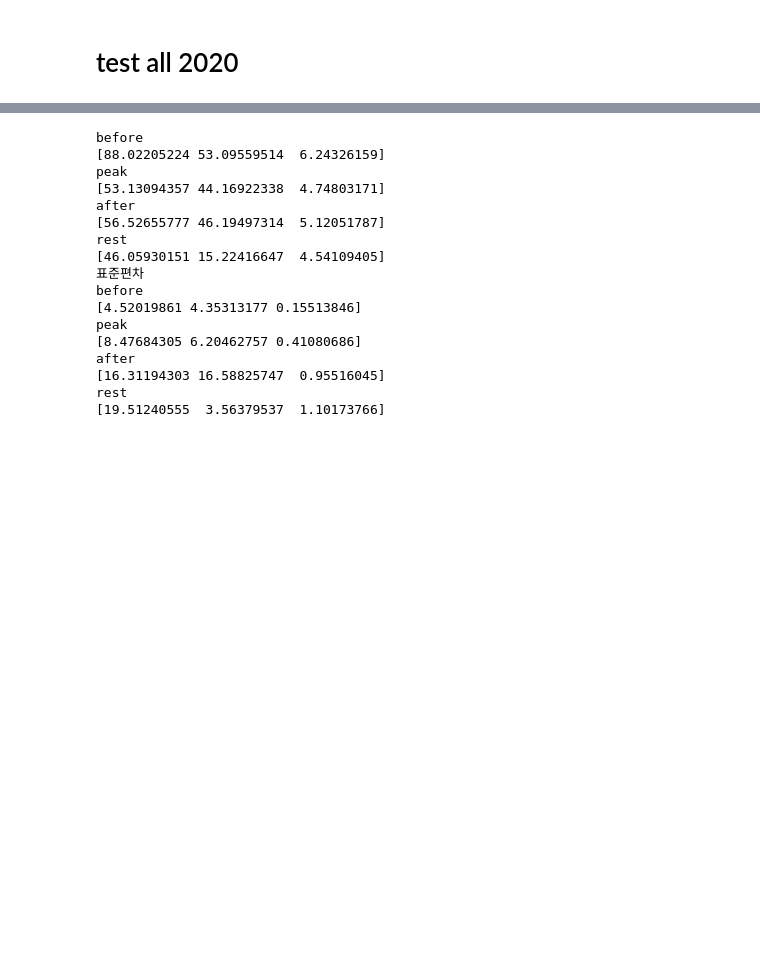
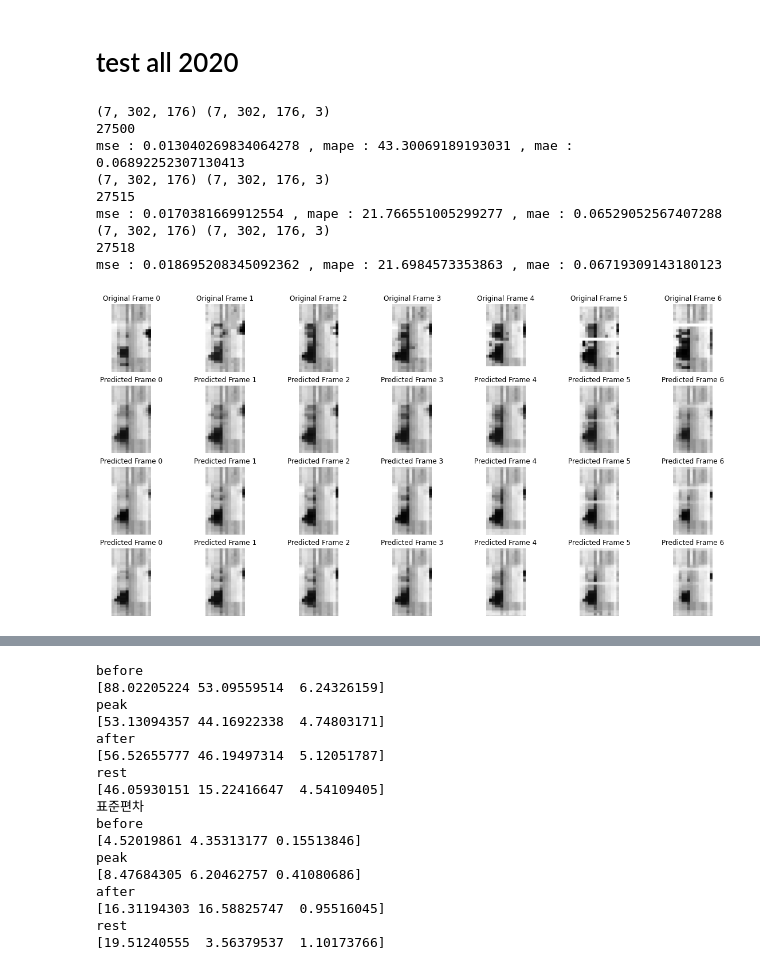
Before and after one commit to Mo0nl19ht/highway_traffic_prediction_in_Korea, a Jupyter notebook: check.ipynb, the cells around one changed output, grey strips where cells are left out. Cells and saved outputs as stored; diff of their text form; code cells hidden in the pictures; blank space fills up the shorter version.

```diff
--- a/check.ipynb
+++ b/check.ipynb
@@ -108,4 +128,75 @@ def show(x_test,target,idx,model):
         predict=np.expand_dims(aa,axis=0)
     else:
         predict = np.concatenate((predict, np.expand_dims(aa,axis=0)), axis=0)
+# %%
+# 모든 모델 훈련시킨걸로 확인하기
+x_test = np.load(f"{path}/batch/x/4.npz")['x']
+target=7 #
+originals=[]
+predicts=[]
+
+model_num=3
+
+for i in range(model_num):
+    for idx in range(7):
+        a=np.expand_dims(x_test[target+idx], axis=0)
+        prd=models[i].predict(a)
+        aa=[]
+        for b in prd[0][-1]:
+            bb=[]
+            for c in b:
+
+                bb.append([c,c,c])
+            aa.append(bb)
+        aa=np.array(aa)[:,:,:,0]
+
+        if idx==0:
+            predict=np.expand_dims(aa,axis=0)
+        else:
+            predict = np.concatenate((predict, np.expand_dims(aa,axis=0)), axis=0)
+    original=x_test[target+6]
+    all=[]
+    for a in original:
+        aa=[]
+        for b in a:
+            bb=[]
+            for c in b:
+                bb.append([c,c,c])
+            aa.append(bb)
+        all.append(aa)
+    original=np.array(all)[:,:,:,:,0]
+    print(original[:,:,:,0].shape,predict.shape)
+    mse=mean_squared_error(original[:,:,:,0].reshape(7,302 *176* 1),predict[:,:,:,0].reshape(7,302 *176* 1))
+    mape=MAPE(original[:,:,:,0],predict[:,:,:,0])
+    mae=mean_absolute_error(original[:,:,:,0].reshape(7,302 *176* 1),predict[:,:,:,0].reshape(7,302 *176*1 ))
+    print(f"mse : {mse} , mape : {mape} , mae : {mae}")
+    #모든 모델 확인하기 위해 리스트에 저장
+    originals.append(original)
+    predicts.append(predict)
+
+
+fig, axes = plt.subplots(model_num+1, 7, figsize=(20, 10))
+
+# Plot the original frames.
+for idx, ax in enumerate(axes[0]):
+    ax.imshow(1-(original[idx]))
+    ax.set_title(f"Original Frame {idx}")
+    ax.axis("off")
+
+for i in range(model_num):
+    for idx, ax in enumerate(axes[i+1]):
+        ax.imshow(1-predicts[i][idx])
+        ax.set_title(f"Predicted Frame {idx}")
+        ax.axis("off")
+# %% [output]
+(7, 302, 176) (7, 302, 176, 3)
+27500
+mse : 0.013040269834064278 , mape : 43.30069189193031 , mae : 0.06892252307130413
+(7, 302, 176) (7, 302, 176, 3)
+27515
+mse : 0.0170381669912554 , mape : 21.766551005299277 , mae : 0.06529052567407288
+(7, 302, 176) (7, 302, 176, 3)
+27518
+mse : 0.018695208345092362 , mape : 21.6984573353863 , mae : 0.06719309143180123
+[figure, added]
 # %%
```
Also changed, not shown: parts of 6 cells of this notebook, 6 other files.
